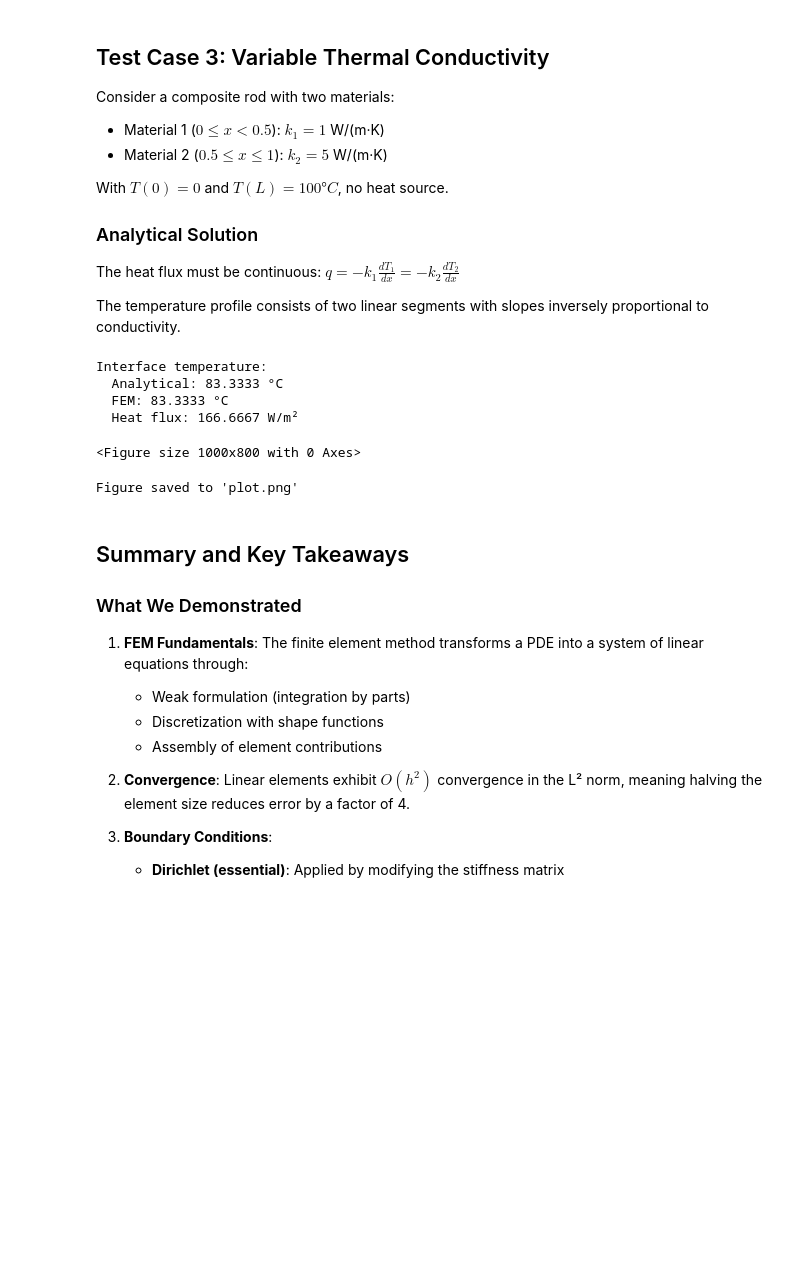
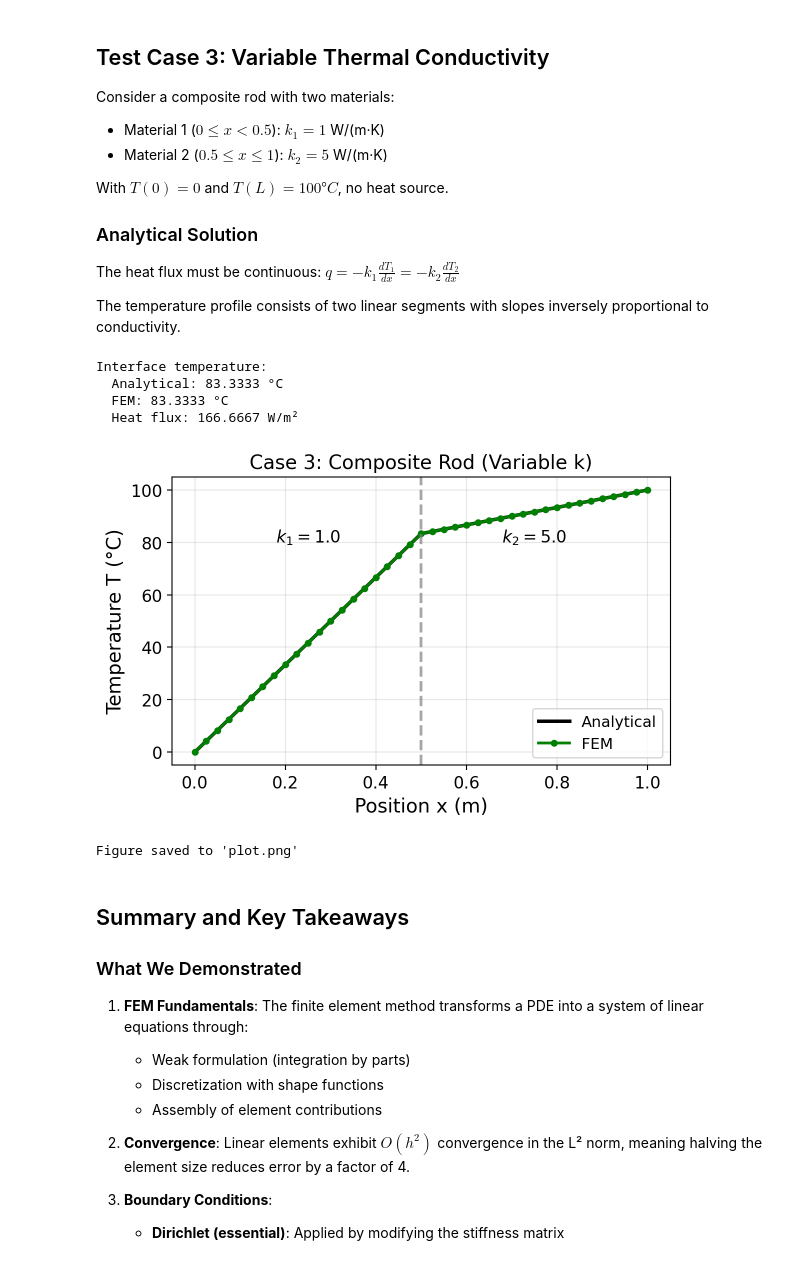
Before and after one commit to Ok-landscape/computational-pipeline, a Jupyter notebook: notebooks/published/finite_element_method_heat_transfer.ipynb, the cells around one changed output. Drawn from its saved outputs; the diff is of its cells as text; code cells hidden in the pictures; blank space fills up the shorter version.

```diff
--- a/notebooks/published/finite_element_method_heat_transfer.ipynb
+++ b/notebooks/published/finite_element_method_heat_transfer.ipynb
@@ -392,16 +396,16 @@ The heat flux must be continuous: $q = -k_1 \frac{dT_1}{dx} = -k_2 \frac{dT_2}{d
 
 The temperature profile consists of two linear segments with slopes inversely proportional to conductivity.
 # %%
-# Case 3: Variable conductivity (composite rod)
+# Python
+# Case 3: Variable conductivity (composite rod) — standalone figure
+
 n_elem = 40
 k1, k2 = 1.0, 5.0
 T_left, T_right = 0.0, 100.0
 x_interface = 0.5
 
-# Create conductivity array
-solver3 = FEM1DHeatSolver(L, n_elem, k=1.0)  # Initialize with dummy k
-
-# Assign conductivity based on element center position
+# Create solver and assign piecewise k by element center
+solver3 = FEM1DHeatSolver(L, n_elem, k=1.0)  # dummy k
 k_array = np.zeros(n_elem)
 for e in range(n_elem):
     x_center = (solver3.nodes[e] + solver3.nodes[e + 1]) / 2
@@ -414,10 +418,10 @@ solver3.apply_dirichlet_bc(n_elem, T_right)
 T3 = solver3.solve()
 
 # Analytical solution for composite rod
-# Heat flux q is constant: q = (T_right - T_left) / (L1/k1 + L2/k2)
+# q is constant: q = (T_right - T_left) / (L1/k1 + L2/k2)
 L1 = x_interface
 L2 = L - x_interface
-R_total = L1/k1 + L2/k2  # Total thermal resistance
+R_total = L1 / k1 + L2 / k2
 q_composite = (T_right - T_left) / R_total
 T_interface = T_left + q_composite * L1 / k1
 
@@ -427,50 +431,50 @@ def analytical_case3(x):
             return T_left + (q_composite / k1) * x
         else:
             return T_interface + (q_composite / k2) * (x - x_interface)
     else:
         result = np.zeros_like(x)
         mask1 = x < x_interface
         mask2 = ~mask1
         result[mask1] = T_left + (q_composite / k1) * x[mask1]
         result[mask2] = T_interface + (q_composite / k2) * (x[mask2] - x_interface)
         return result
 
-# Plot
-ax4 = axes[1, 1]
+# Plot (new figure; don't use axes[1, 1])
+fig, ax = plt.subplots(1, 1, figsize=(6, 4))
 x_analytical = np.linspace(0, L, 200)
-ax4.plot(x_analytical, analytical_case3(x_analytical), 'k-',
-         linewidth=2.5, label='Analytical')
-ax4.plot(solver3.nodes, T3, 'go-', markersize=4, label='FEM')
+ax.plot(x_analytical, analytical_case3(x_analytical), 'k-', linewidth=2.5, label='Analytical')
+ax.plot(solver3.nodes, T3, 'go-', markersize=4, label='FEM')
 
 # Mark interface
-ax4.axvline(x=x_interface, color='gray', linestyle='--', alpha=0.7)
-ax4.text(0.25, 80, f'$k_1 = {k1}$', fontsize=12, ha='center')
-ax4.text(0.75, 80, f'$k_2 = {k2}$', fontsize=12, ha='center')
+ax.axvline(x=x_interface, color='gray', linestyle='--', alpha=0.7)
+ax.text(0.25, 80, f'$k_1 = {k1}$', fontsize=12, ha='center')
+ax.text(0.75, 80, f'$k_2 = {k2}$', fontsize=12, ha='center')
 
-ax4.set_xlabel('Position x (m)')
-ax4.set_ylabel('Temperature T (°C)')
-ax4.set_title('Case 3: Composite Rod (Variable k)')
-ax4.legend()
-ax4.grid(True, alpha=0.3)
+ax.set_xlabel('Position x (m)')
+ax.set_ylabel('Temperature T (°C)')
+ax.set_title('Case 3: Composite Rod (Variable k)')
+ax.legend()
+ax.grid(True, alpha=0.3)
 
-print(f"Interface temperature:")
+print("Interface temperature:")
 print(f"  Analytical: {T_interface:.4f} °C")
-interface_idx = int(n_elem * x_interface / L)
+# nearest node to interface (works even if x_interface is not a node)
+interface_idx = int(np.argmin(np.abs(solver3.nodes - x_interface)))
 print(f"  FEM: {T3[interface_idx]:.4f} °C")
 print(f"  Heat flux: {q_composite:.4f} W/m²")
 
 plt.tight_layout()
 plt.savefig('plot.png', dpi=150, bbox_inches='tight')
 plt.show()
 
 print("\nFigure saved to 'plot.png'")
 # %% [output]
 Interface temperature:
   Analytical: 83.3333 °C
   FEM: 83.3333 °C
   Heat flux: 166.6667 W/m²
+[figure, added]
-<Figure size 1000x800 with 0 Axes>
+Figure saved to 'plot.png'
-Figure saved to 'plot.png'
 # %% [markdown]
 ## Summary and Key Takeaways
 
```
Also changed, not shown: parts of 2 cells of this notebook.
